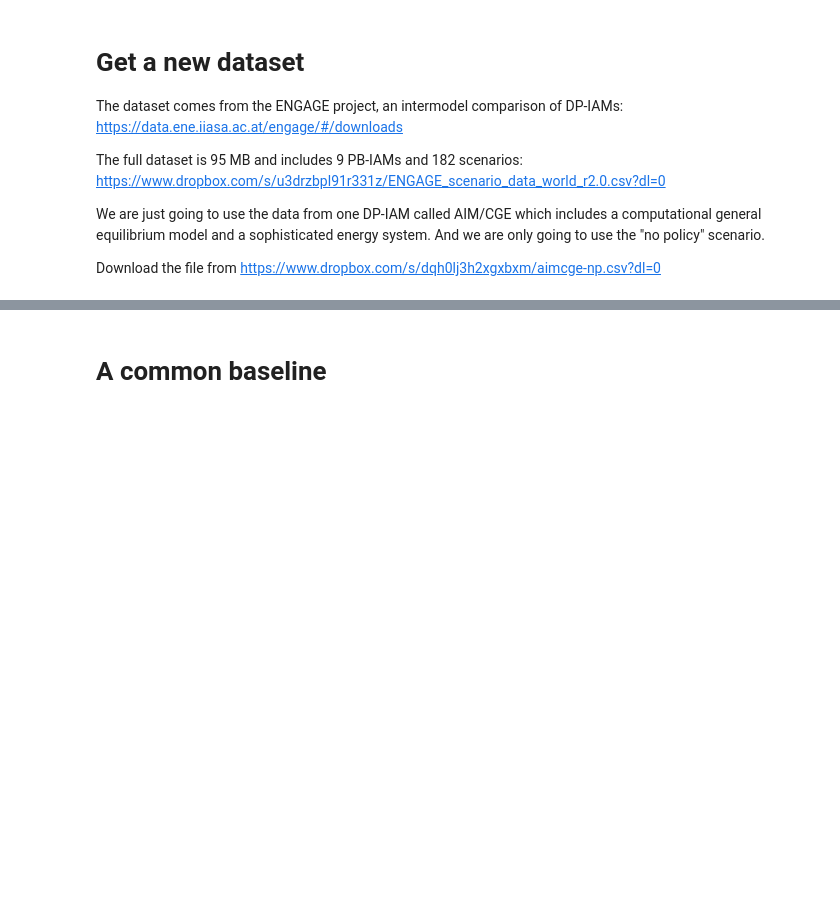
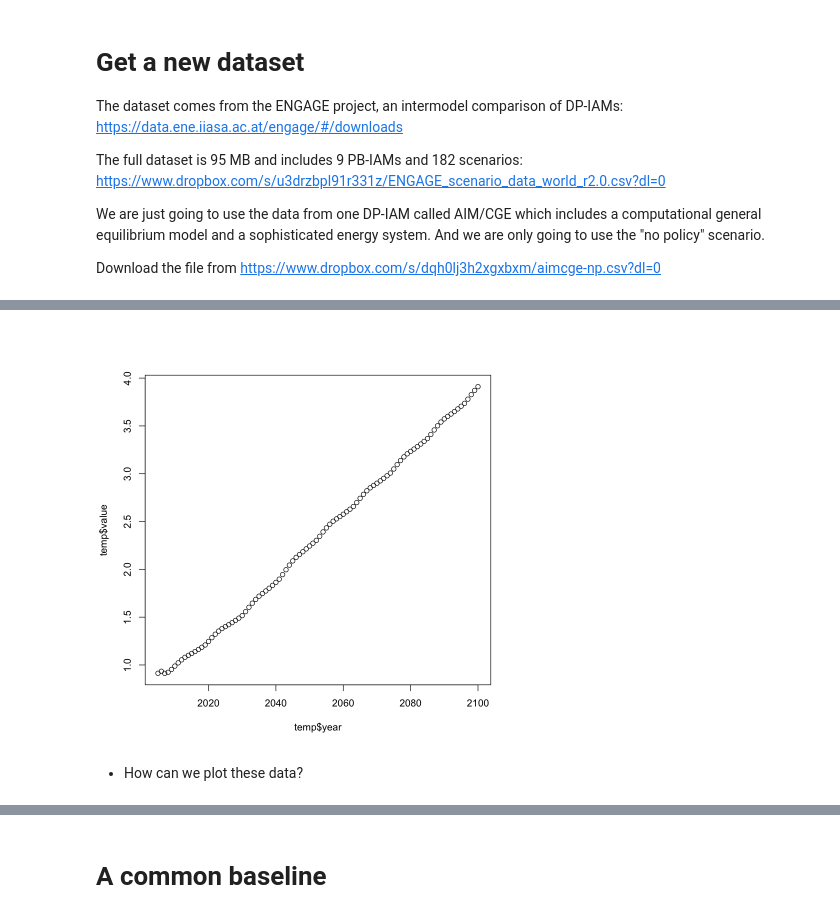
Before and after one commit to openmodels/ccecon, a Jupyter notebook: lab5/Lab 5 - Integrated Assessment - public.ipynb, the cells around one changed output, grey strips where cells are left out. Cells and saved outputs as stored; diff of their text form; code cells hidden in the pictures; blank space fills up the shorter version.

```diff
--- a/lab5/Lab 5 - Integrated Assessment - public.ipynb
+++ b/lab5/Lab 5 - Integrated Assessment - public.ipynb
@@ -40,3 +125,9 @@ temp = subset(input2, Variable == 'Diagnostics|MAGICC6|Temperature|Global Mean')
+# %%
+plot(temp$year, temp$value)
+# %% [output]
+[figure, added]
+# %% [markdown]
+* How can we plot these data?
 # %%
 library(ggplot2)
 ggplot(input2[grep("Primary Energy\\|", input2$Variable),], aes(year, value, fill=Variable)) + geom_col()
```
Also changed, not shown: parts of 63 cells of this notebook.
